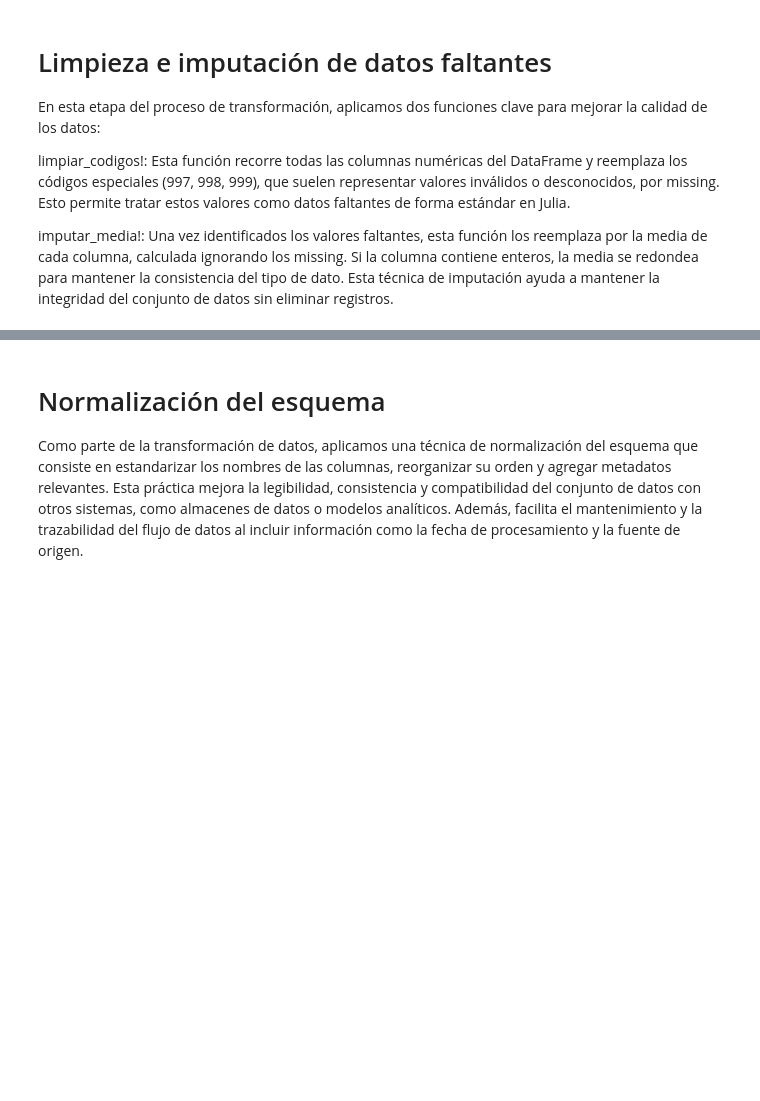
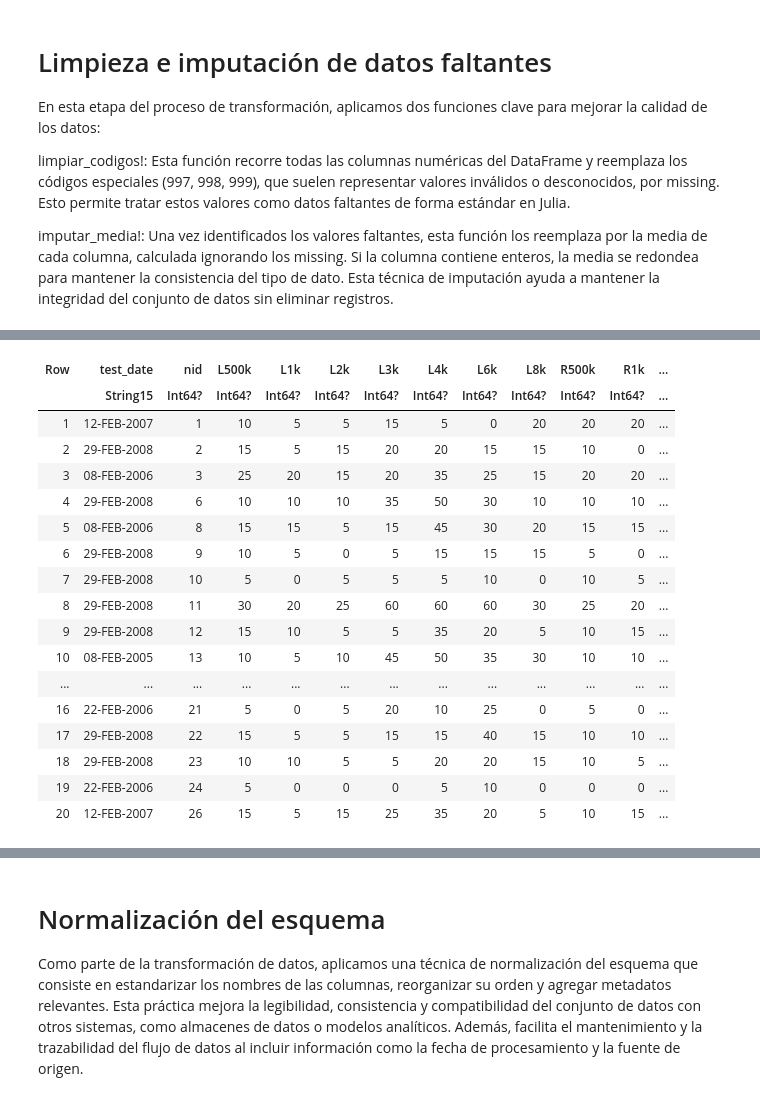
Before and after one commit to cris0436/Proyecto_ingenieria_datos, a Jupyter notebook: notebooks/etl_pipeline_julia_.ipynb, the cells around one changed output, grey strips where cells are left out. Cells and saved outputs as stored; diff of their text form; code cells hidden in the pictures; blank space fills up the shorter version.

```diff
--- a/notebooks/etl_pipeline_julia_.ipynb
+++ b/notebooks/etl_pipeline_julia_.ipynb
@@ -265,10 +266,15 @@ using DataFrames, CSV, Statistics, StatsBase
 function limpiar_codigos!(df::DataFrame)
     for c in names(df)
         if eltype(df[!, c]) <: Union{Missing, Number}
-            df[!, c] = map(x -> ismissing(x) ? missing :
-                                x == 997 || x == 999 ? missing :
-                                x == 998 ? 100 : x, df[!, c])
+            allowmissing!(df, c)  # aseguramos que acepte missing
+            replace!(df[!, c], 997 => missing, 999 => missing, 998 => 100)
         end
+    end
+
+    # Limpiar explícitamente columna nid
+    if :nid in names(df)
+        allowmissing!(df, :nid)
+        replace!(df[!, :nid], 997 => missing, 999 => missing)
     end
 end
 
@@ -278,23 +284,26 @@ end
 function validar_rangos!(df::DataFrame, columnas::Vector{Symbol})
     for c in columnas
         if c in names(df)
+            allowmissing!(df, c)
             df[!, c] = map(x -> ismissing(x) ? missing :
-                                x < 0 || x > 100 ? missing : x, df[!, c])
+                                (x < 0 || x > 100 ? missing : x), df[!, c])
         end
     end
 end
 
 # ----------------------------------------------------------------
 # 3. Imputar valores faltantes
-#    - Numéricos → media por columna
-#    - Categóricos → moda por columna
 # ----------------------------------------------------------------
 function imputar_missing!(df::DataFrame, columnas_numericas::Vector{Symbol}, columnas_categoricas::Vector{Symbol})
     for c in columnas_numericas
         if c in names(df)
+            allowmissing!(df, c)
             col = df[!, c]
             if any(ismissing, col)
                 media = mean(skipmissing(col))
+                if eltype(skipmissing(col)) <: Integer
+                    media = round(Int, media)
+                end
                 df[!, c] = coalesce.(col, media)
             end
         end
@@ -302,9 +311,10 @@ function imputar_missing!(df::DataFrame, columnas_numericas::Vector{Symbol}, col
 
     for c in columnas_categoricas
         if c in names(df)
+            allowmissing!(df, c)
             col = df[!, c]
             if any(ismissing, col)
-                moda = mode(skipmissing(col))
+                moda = mode(skipmissing(col); ties=:first)
                 df[!, c] = coalesce.(col, moda)
             end
         end
@@ -317,7 +327,8 @@ end
 function normalizar_texto!(df::DataFrame, columnas::Vector{Symbol})
     for c in columnas
         if c in names(df)
-            df[!, c] = uppercase.(df[!, c])
+            allowmissing!(df, c)
+            df[!, c] = uppercase.(string.(df[!, c]))
         end
     end
 end
@@ -332,6 +343,32 @@ function eliminar_filas_nid!(df::DataFrame, col::Symbol)
 end
 
 # ----------------------------------------------------------------
+# 6. Validación de códigos especiales
+# ----------------------------------------------------------------
+function validar_codigos_especiales(df::DataFrame)
+    codigos = [997, 998, 999]
+    println("🔎 Validando códigos especiales en el DataFrame...")
+
+    encontrado = false
+
+    for c in names(df)
+        if eltype(df[!, c]) <: Number
+            for code in codigos
+                cantidad = count(x -> x == code, df[!, c])
+                if cantidad > 0
+                    println("⚠️ Columna $c tiene $cantidad valores $code")
+                    encontrado = true
+                end
+            end
+        end
+    end
+
+    if !encontrado
+        println("✅ No se encontraron códigos especiales en ninguna columna.")
+    end
+end
+
+# ----------------------------------------------------------------
 # Pipeline completo
 # ----------------------------------------------------------------
 function transformar_datos(path::String)
@@ -339,30 +376,28 @@ function transformar_datos(path::String)
 
     println("🔧 Iniciando transformación de datos...")
 
-    # Paso 1: reemplazar códigos especiales
     limpiar_codigos!(df)
 
-    # Paso 2: validar rangos en frecuencias audiométricas
     columnas_frecuencias = [:L500k, :L1k, :L2k, :L3k, :L4k, :L6k, :L8k,
                             :R500k, :R1k, :R2k, :R3k, :R4k, :R6k, :R8k]
     validar_rangos!(df, columnas_frecuencias)
 
-    # Paso 3: imputar faltantes
     columnas_categoricas = [:gender, :region]
     imputar_missing!(df, columnas_frecuencias, columnas_categoricas)
 
-    # Paso 4: normalizar texto
     normalizar_texto!(df, [:gender, :region, :NAICS_descr])
 
-    # Paso 5: eliminar filas con nid faltante
     eliminar_filas_nid!(df, :nid)
+
+    # Validación final de códigos especiales
+    validar_codigos_especiales(df)
 
     println("✅ Transformación completada exitosamente.")
     return df
 end
 
 # ----------------------------------------------------------------
-# Ejecutar
+# Ejecutar pipeline
 # ----------------------------------------------------------------
 df = transformar_datos("C:\\Users\\USUARIO\\ing_datos\\data\\raw\\Paper1_WebData_Final.csv")
 first(df, 20) |> display
@@ -371,0 +410,18 @@ ArgumentError: ArgumentError: Package StatsBase not found in current path.
+| Row | test_date | nid | L500k | L1k | L2k | L3k | L4k | L6k | L8k | R500k | R1k | ... |
+|  | String15 | Int64? | Int64? | Int64? | Int64? | Int64? | Int64? | Int64? | Int64? | Int64? | Int64? | ... |
+| 1 | 12-FEB-2007 | 1 | 10 | 5 | 5 | 15 | 5 | 0 | 20 | 20 | 20 | ... |
+| 2 | 29-FEB-2008 | 2 | 15 | 5 | 15 | 20 | 20 | 15 | 15 | 10 | 0 | ... |
+| 3 | 08-FEB-2006 | 3 | 25 | 20 | 15 | 20 | 35 | 25 | 15 | 20 | 20 | ... |
+| 4 | 29-FEB-2008 | 6 | 10 | 10 | 10 | 35 | 50 | 30 | 10 | 10 | 10 | ... |
+| 5 | 08-FEB-2006 | 8 | 15 | 15 | 5 | 15 | 45 | 30 | 20 | 15 | 15 | ... |
+| 6 | 29-FEB-2008 | 9 | 10 | 5 | 0 | 5 | 15 | 15 | 15 | 5 | 0 | ... |
+| 7 | 29-FEB-2008 | 10 | 5 | 0 | 5 | 5 | 5 | 10 | 0 | 10 | 5 | ... |
+| 8 | 29-FEB-2008 | 11 | 30 | 20 | 25 | 60 | 60 | 60 | 30 | 25 | 20 | ... |
+| 9 | 29-FEB-2008 | 12 | 15 | 10 | 5 | 5 | 35 | 20 | 5 | 10 | 15 | ... |
+| 10 | 08-FEB-2005 | 13 | 10 | 5 | 10 | 45 | 50 | 35 | 30 | 10 | 10 | ... |
+| ... | ... | ... | ... | ... | ... | ... | ... | ... | ... | ... | ... | ... |
+| 16 | 22-FEB-2006 | 21 | 5 | 0 | 5 | 20 | 10 | 25 | 0 | 5 | 0 | ... |
+| 17 | 29-FEB-2008 | 22 | 15 | 5 | 5 | 15 | 15 | 40 | 15 | 10 | 10 | ... |
+| 18 | 29-FEB-2008 | 23 | 10 | 10 | 5 | 5 | 20 | 20 | 15 | 10 | 5 | ... |
+| 19 | 22-FEB-2006 | 24 | 5 | 0 | 0 | 0 | 5 | 10 | 0 | 0 | 0 | ... |
+| 20 | 12-FEB-2007 | 26 | 15 | 5 | 15 | 25 | 35 | 20 | 5 | 10 | 15 | ... |
```
Also changed, not shown: parts of 10 cells of this notebook, 1 other file.
